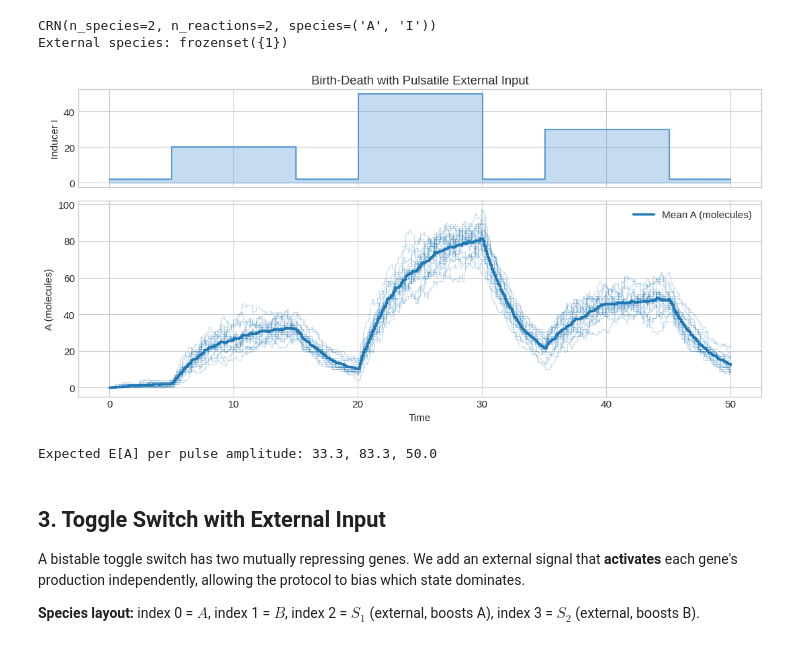
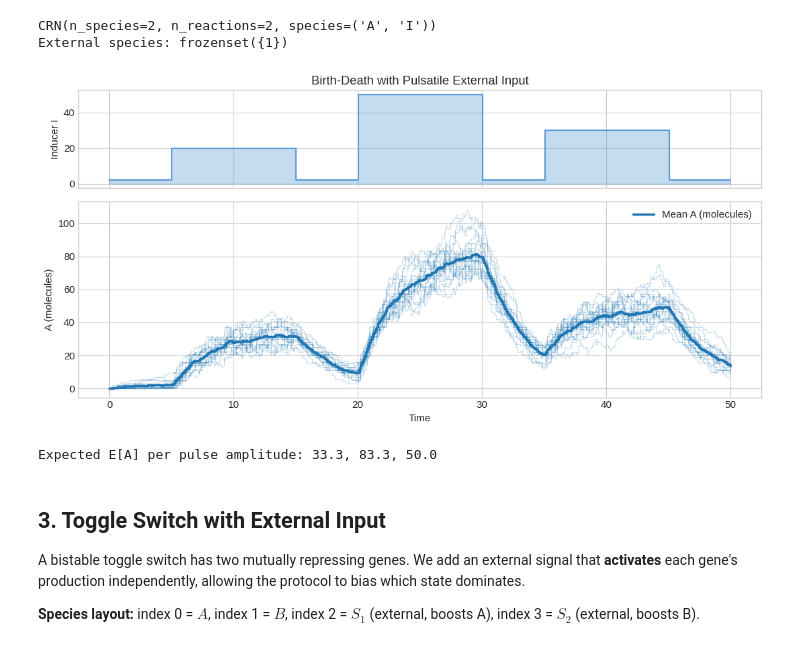
Before and after one commit to Mijan/CRN_Surrogate, a Jupyter notebook: notebooks/foundations/03_external_inputs.ipynb, the cells around one changed output. Drawn from its saved outputs; the diff is of its cells as text; code cells hidden in the pictures.

```diff
--- a/notebooks/foundations/03_external_inputs.ipynb
+++ b/notebooks/foundations/03_external_inputs.ipynb
@@ -134,42 +133,47 @@ External species: frozenset({1})
 # %%
 # Three pulses of increasing amplitude
 inducer_schedule = PulseSchedule(
     events=(
         PulseEvent(t_start=5.0,  t_end=15.0, amplitude=20.0),
         PulseEvent(t_start=20.0, t_end=30.0, amplitude=50.0),
         PulseEvent(t_start=35.0, t_end=45.0, amplitude=30.0),
     ),
     baseline=2.0,
 )
 protocol_bd = InputProtocol(schedules={1: inducer_schedule})
 
 t_max_bd = 50.0
 t_plot = np.linspace(0.0, t_max_bd, 500)
 inducer_vals = inducer_schedule.evaluate_array(t_plot)
 
-_, states_bd = simulate_ensemble(
-    crn_bd_ext,
-    initial_state=torch.tensor([0.0, 0.0]),
-    t_max=t_max_bd,
-    M=20,
-    input_protocol=protocol_bd,
-    t_grid_points=500,
-)
+states_bd = Trajectory.stack_on_grid(
+    ssa.simulate_batch(
+        stoichiometry=crn_bd_ext.stoichiometry_matrix,
+        propensity_fn=crn_bd_ext.evaluate_propensities,
+        initial_state=torch.tensor([0.0, 0.0]),
+        t_max=t_max_bd,
+        n_trajectories=20,
+        input_protocol=protocol_bd,
+        external_species=crn_bd_ext.external_species,
+        n_workers=8,
+    ),
+    torch.tensor(t_plot),
+).numpy()
 
 fig = plot_input_and_response(
     t_grid=t_plot,
     input_values=inducer_vals,
     states=states_bd,
     species_indices=[0],
     species_names=["A (molecules)"],
     input_label="Inducer I",
     title="Birth-Death with Pulsatile External Input",
 )
 plt.show()
 
 print(f"Expected E[A] per pulse amplitude: {20*k_birth/k_deg:.1f}, {50*k_birth/k_deg:.1f}, {30*k_birth/k_deg:.1f}")
 # %% [output]
-[figure, old version]
+[figure, new version]
 Expected E[A] per pulse amplitude: 33.3, 83.3, 50.0
 # %% [markdown]
 ## 3. Toggle Switch with External Input
```
Also changed, not shown: parts of 5 cells of this notebook, 18 other files.
